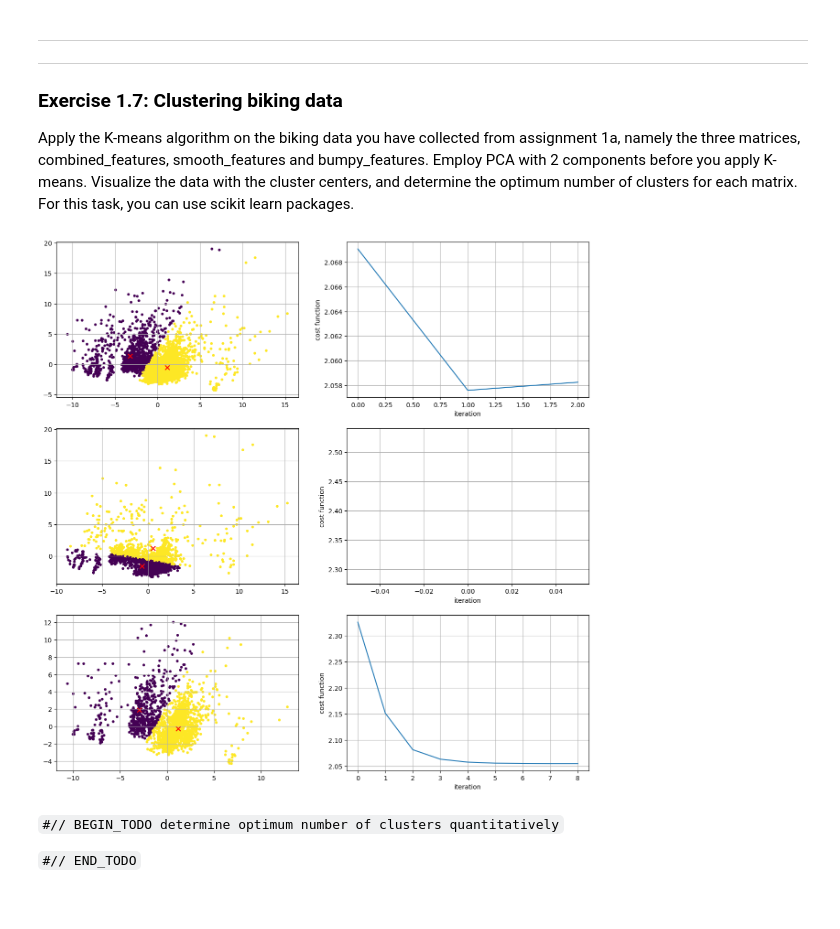
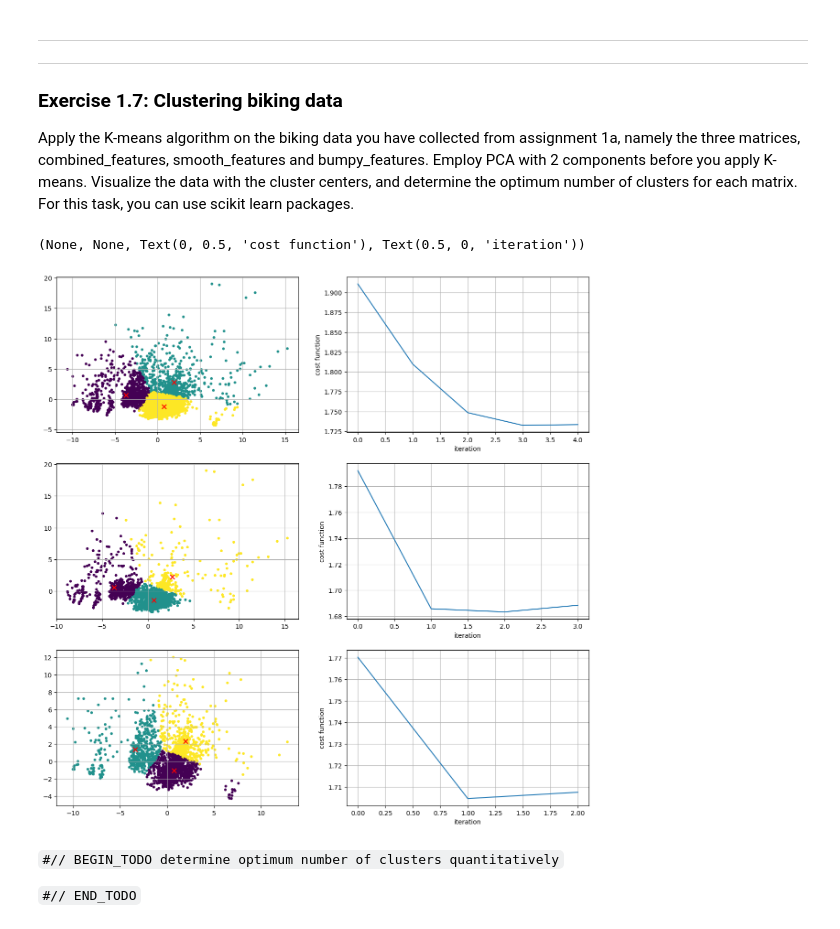
Before and after one commit to fbouwman01/Assignment-1b-data-analysis-for-bumpy-lane-detection, a Jupyter notebook: Template_1b.ipynb, the cells around one changed output. Drawn from its saved outputs; the diff is of its cells as text; code cells hidden in the pictures.

```diff
--- a/Template_1b.ipynb
+++ b/Template_1b.ipynb
@@ -352,37 +352,40 @@ Apply the K-means algorithm on the biking data you have collected from assignmen
 # %%
 #// BEGIN_TODO  apply k-means and visualize cluster centers and determine optimum number of clusters for each matrix
 
 combined_features = np.load('combinedfeatures.npy')
 smooth_features = np.load('smoothfeatures.npy')
 bumpy_features = np.load('bumpyfeatures.npy')
 
 pca = PCA(n_components=2)
 pca_combined = pca.fit_transform(combined_features)
 pca_smooth = pca.transform(smooth_features)
 pca_bumpy = pca.transform(bumpy_features)
 
+K = 3
+
 # run Kmeans
-means_c, rho_c, J_c = Kmeans(pca_combined, 2)
-means_s, rho_s, J_s = Kmeans(pca_smooth, 2)
-means_b, rho_b, J_b = Kmeans(pca_bumpy, 2)
+means_c, rho_c, J_c = Kmeans(pca_combined, K)
+means_s, rho_s, J_s = Kmeans(pca_smooth, K)
+means_b, rho_b, J_b = Kmeans(pca_bumpy, K)
 # plot data
 _,ax = plt.subplots(ncols=2, nrows=3, figsize=(15,15))
 ax[0][0].scatter(pca_combined[:,0], pca_combined[:,1], 10, c=np.argmax(rho_c, axis=1))
 ax[0][0].scatter(means_c[:,0], means_c[:,1], 50, c="red", marker="x")
 ax[0][1].plot(J_c)
-ax[0][0].grid(), ax[0][1].grid(), ax[0][1].set_ylabel("cost function"), ax[0][1].set_xlabel("iteration");
+ax[0][0].grid(), ax[0][1].grid(), ax[0][1].set_ylabel("cost function"), ax[0][1].set_xlabel("iteration")
 ax[1][0].scatter(pca_smooth[:,0], pca_smooth[:,1], 10, c=np.argmax(rho_s, axis=1))
 ax[1][0].scatter(means_s[:,0], means_s[:,1], 50, c="red", marker="x")
 ax[1][1].plot(J_s)
-ax[1][0].grid(), ax[1][1].grid(), ax[1][1].set_ylabel("cost function"), ax[1][1].set_xlabel("iteration");
+ax[1][0].grid(), ax[1][1].grid(), ax[1][1].set_ylabel("cost function"), ax[1][1].set_xlabel("iteration")
 ax[2][0].scatter(pca_bumpy[:,0], pca_bumpy[:,1], 10, c=np.argmax(rho_b, axis=1))
 ax[2][0].scatter(means_b[:,0], means_b[:,1], 50, c="red", marker="x")
 ax[2][1].plot(J_b)
-ax[2][0].grid(), ax[2][1].grid(), ax[2][1].set_ylabel("cost function"), ax[2][1].set_xlabel("iteration");
+ax[2][0].grid(), ax[2][1].grid(), ax[2][1].set_ylabel("cost function"), ax[2][1].set_xlabel("iteration")
 
 #// END_TODO
 # %% [output]
+(None, None, Text(0, 0.5, 'cost function'), Text(0.5, 0, 'iteration'))
-[figure, old version]
+[figure, new version]
 # %% [markdown]
 `#// BEGIN_TODO determine optimum number of clusters quantitatively`
 
```
Also changed, not shown: parts of 2 cells of this notebook.
